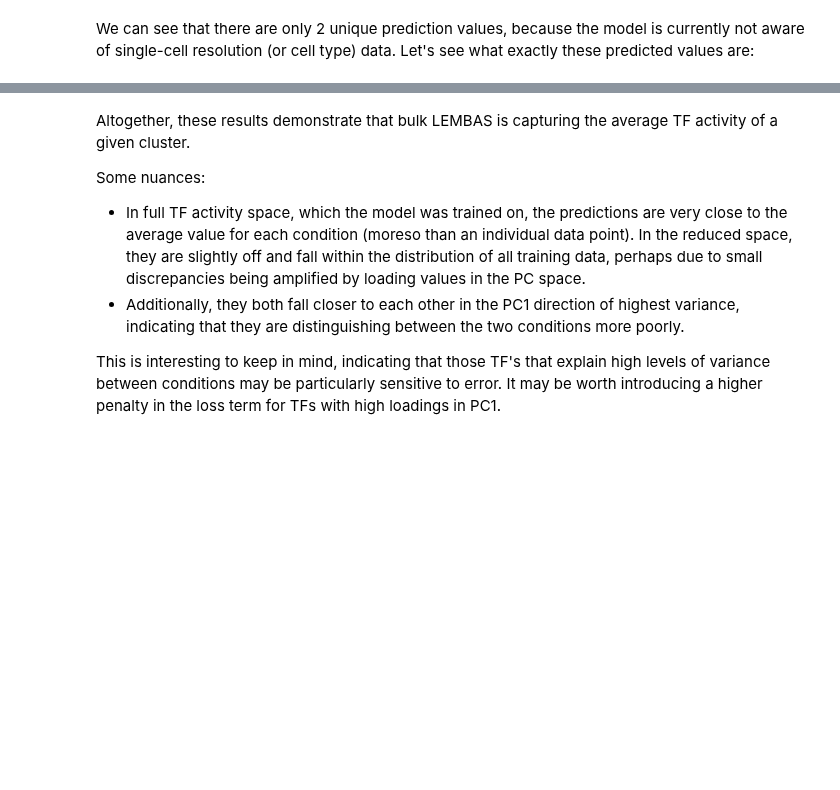
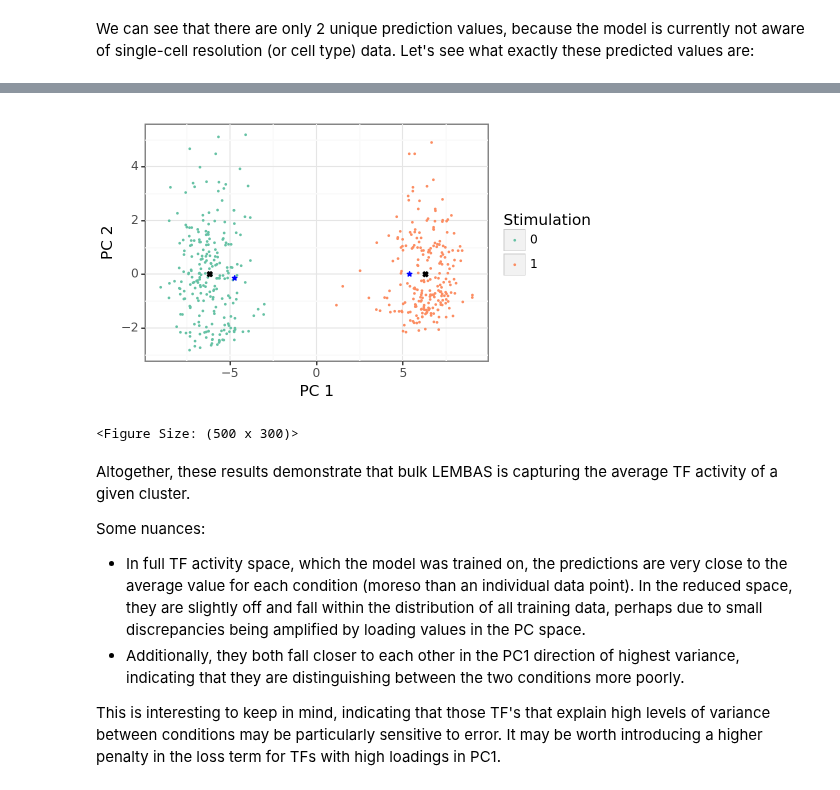
Before and after one commit to hmbaghdassarian/scLEMBAS, a Jupyter notebook: notebooks/02A_original_performance.ipynb, the cells around one changed output, grey strips where cells are left out. Cells and saved outputs as stored; diff of their text form; code cells hidden in the pictures; blank space fills up the shorter version.

```diff
--- a/notebooks/02A_original_performance.ipynb
+++ b/notebooks/02A_original_performance.ipynb
@@ -340,11 +334,3 @@ i=550, l=0.59069, s=0.471, r=0.00124, v=0
-# %%
-# store results
-io.write_pickled_object(stats, os.path.join(models_path, 'model_' + str(model_no) + '_training_stats.pickle'))
-torch.save(obj=mod.state_dict(), f=os.path.join(models_path, 'model_' + str(model_no) + '_state_dict.pth'))
-
-for df_type, df in split_data_dict.items():
-    if df is not None:
-        df.to_csv(os.path.join(models_path, 'model_' + str(model_no) + '_' + df_type + '.csv'))
 # %%
 mod.load_state_dict(torch.load(os.path.join(models_path, 'model_' + str(model_no) + '_state_dict.pth')))#,
                               #map_location=torch.device('cpu')))
@@ -476,33 +466,36 @@ fig.tight_layout()
 # %%
 width, height = 5, 3
 
-tf_adata_train.obs['Stimulation'] = ligand_input.loc[tf_adata_train.obs.index, selected_ligand]
+tf_adata_test.obs['Stimulation'] = ligand_input.loc[tf_adata_test.obs.index, selected_ligand]
 
-# training data
-X_train = tf_adata_train.obsm['X_pca']
-X_train = pd.DataFrame(tf_adata_train.obsm['X_pca'][:, :2], index = tf_adata_train.obs.index,
+# testing data
+X_test = tf_adata_test.obsm['X_pca']
+X_test = pd.DataFrame(tf_adata_test.obsm['X_pca'][:, :2], index = tf_adata_test.obs.index,
                          columns = ['PC_' + str(i+1) for i in range(2)])
-col_labels = [' '.join(i.split('_')) for i in X_train.columns]
-X_train = pd.concat([X_train, tf_adata_train.obs.Stimulation], axis = 1)
+col_labels = [' '.join(i.split('_')) for i in X_test.columns]
+X_test = pd.concat([X_test, tf_adata_test.obs.Stimulation], axis = 1)
 
 # centroids and predicted values
-X_centroids = pd.DataFrame(train_pca_centroids[:, :2], index = clf_full.classes_,
+X_centroids = pd.DataFrame(test_pca_centroids[:, :2], index = clf_full.classes_,
                      columns = ['PC_' + str(i+1) for i in range(2)])
 X_pred = pd.DataFrame(pred_pca_centroids[:, :2], index = clf_full.classes_,
                      columns = ['PC_' + str(i+1) for i in range(2)])
 
 p3 = (
     p9.ggplot() +
-    p9.geom_point(X_train, p9.aes(x=X_train.columns[0], y = X_train.columns[1], color = 'Stimulation'),
+    p9.geom_point(X_test, p9.aes(x=X_test.columns[0], y = X_test.columns[1], color = 'Stimulation'),
                  size = 0.1) +
     p9.scale_color_manual(values=['#66c2a5', '#fc8d62']) +
-    p9.geom_point(X_centroids, p9.aes(x=X_train.columns[0], y = X_train.columns[1]), shape = 'X', color = 'black') +
+    p9.geom_point(X_centroids, p9.aes(x=X_test.columns[0], y = X_test.columns[1]), shape = 'X', color = 'black') +
     p9.geom_point(X_pred, p9.aes(x=X_pred.columns[0], y = X_pred.columns[1]), shape = '*', color = 'blue') +
     p9.xlab(col_labels[0]) + p9.ylab(col_labels[1]) +
     p9.theme_bw() + p9.theme(figure_size=(width, height))
 
 )
 p3
+# %% [output]
+[figure, added]
+<Figure Size: (500 x 300)>
 # %% [markdown]
 Altogether, these results demonstrate that bulk LEMBAS is capturing the average TF activity of a given cluster.
 
```
Also changed, not shown: parts of 7 cells of this notebook, 5 other files.
